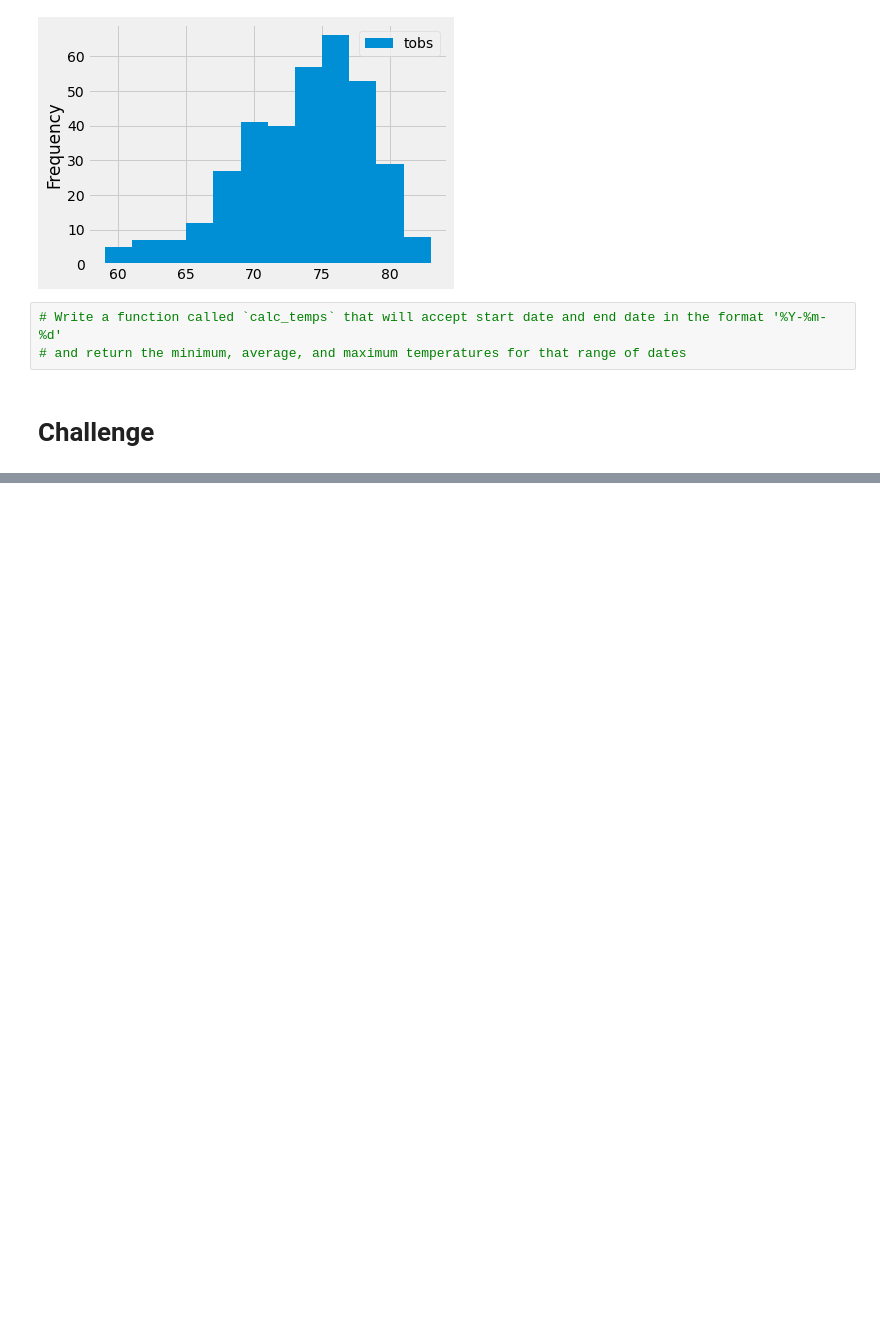
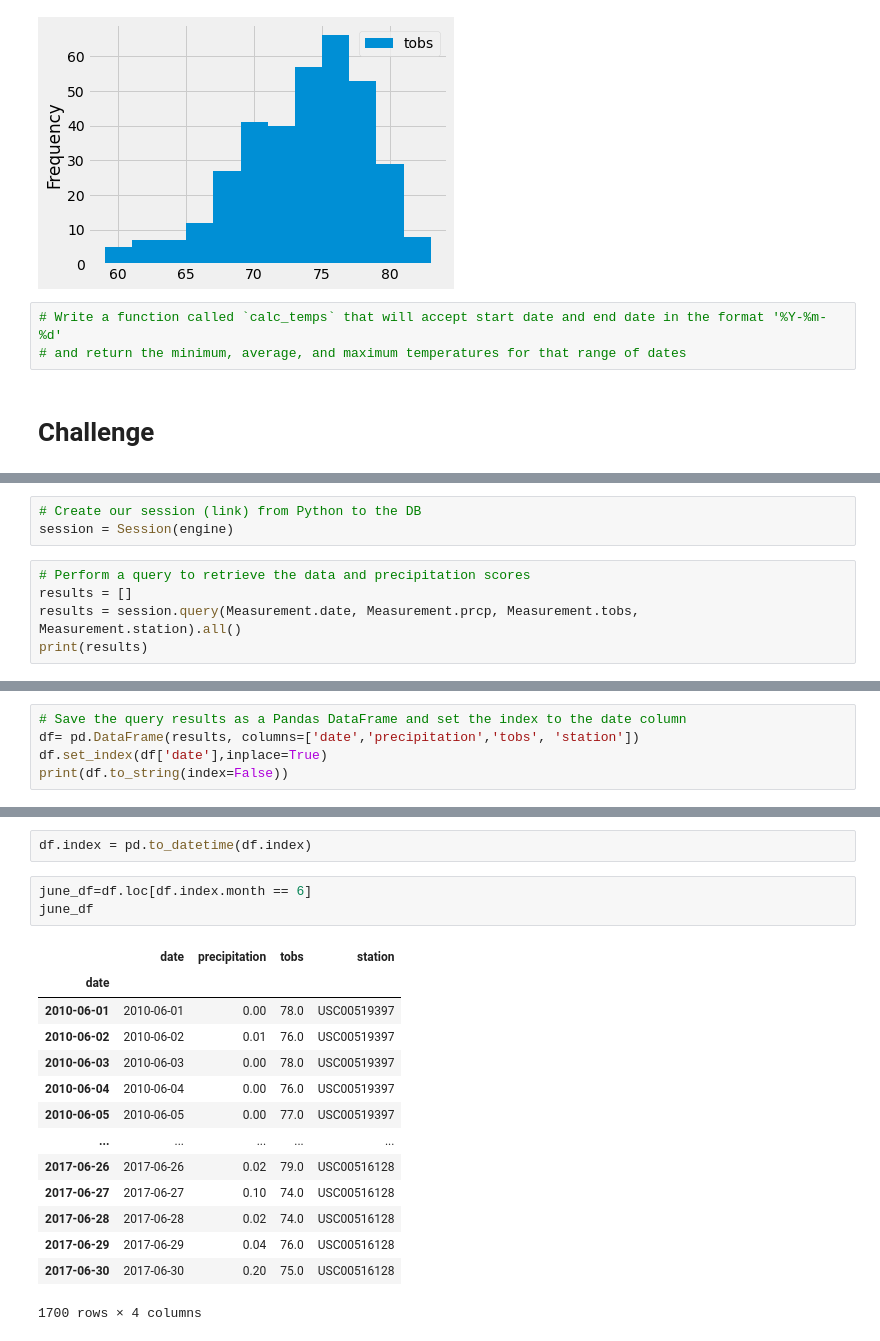
Before and after one commit to oshadiw/surfs_up, a Jupyter notebook: climate_analysis.ipynb, the cells around one changed output, grey strips where cells are left out. Drawn from its saved outputs; the diff is of its cells as text; blank space fills up the shorter version.

```diff
--- a/climate_analysis.ipynb
+++ b/climate_analysis.ipynb
@@ -181,0 +193,8 @@ plt.tight_layout()
+# %%
+# Create our session (link) from Python to the DB
+session = Session(engine)
+# %%
+# Perform a query to retrieve the data and precipitation scores
+results = []
+results = session.query(Measurement.date, Measurement.prcp, Measurement.tobs, Measurement.station).all()
+print(results)
@@ -181,0 +203,5 @@ plt.tight_layout()
+# %%
+# Save the query results as a Pandas DataFrame and set the index to the date column
+df= pd.DataFrame(results, columns=['date','precipitation','tobs', 'station'])
+df.set_index(df['date'],inplace=True)
+print(df.to_string(index=False))
@@ -181,0 +240,20 @@ plt.tight_layout()
+# %%
+df.index = pd.to_datetime(df.index)
+# %%
+june_df=df.loc[df.index.month == 6]
+june_df
+# %% [output]
+|  | date | precipitation | tobs | station |
+| date |  |  |  |  |
+| 2010-06-01 | 2010-06-01 | 0.00 | 78.0 | USC00519397 |
+| 2010-06-02 | 2010-06-02 | 0.01 | 76.0 | USC00519397 |
+| 2010-06-03 | 2010-06-03 | 0.00 | 78.0 | USC00519397 |
+| 2010-06-04 | 2010-06-04 | 0.00 | 76.0 | USC00519397 |
+| 2010-06-05 | 2010-06-05 | 0.00 | 77.0 | USC00519397 |
+| ... | ... | ... | ... | ... |
+| 2017-06-26 | 2017-06-26 | 0.02 | 79.0 | USC00516128 |
+| 2017-06-27 | 2017-06-27 | 0.10 | 74.0 | USC00516128 |
+| 2017-06-28 | 2017-06-28 | 0.02 | 74.0 | USC00516128 |
+| 2017-06-29 | 2017-06-29 | 0.04 | 76.0 | USC00516128 |
+| 2017-06-30 | 2017-06-30 | 0.20 | 75.0 | USC00516128 |
+1700 rows × 4 columns
```
Also changed, not shown: parts of 10 cells of this notebook, 1 other file.
